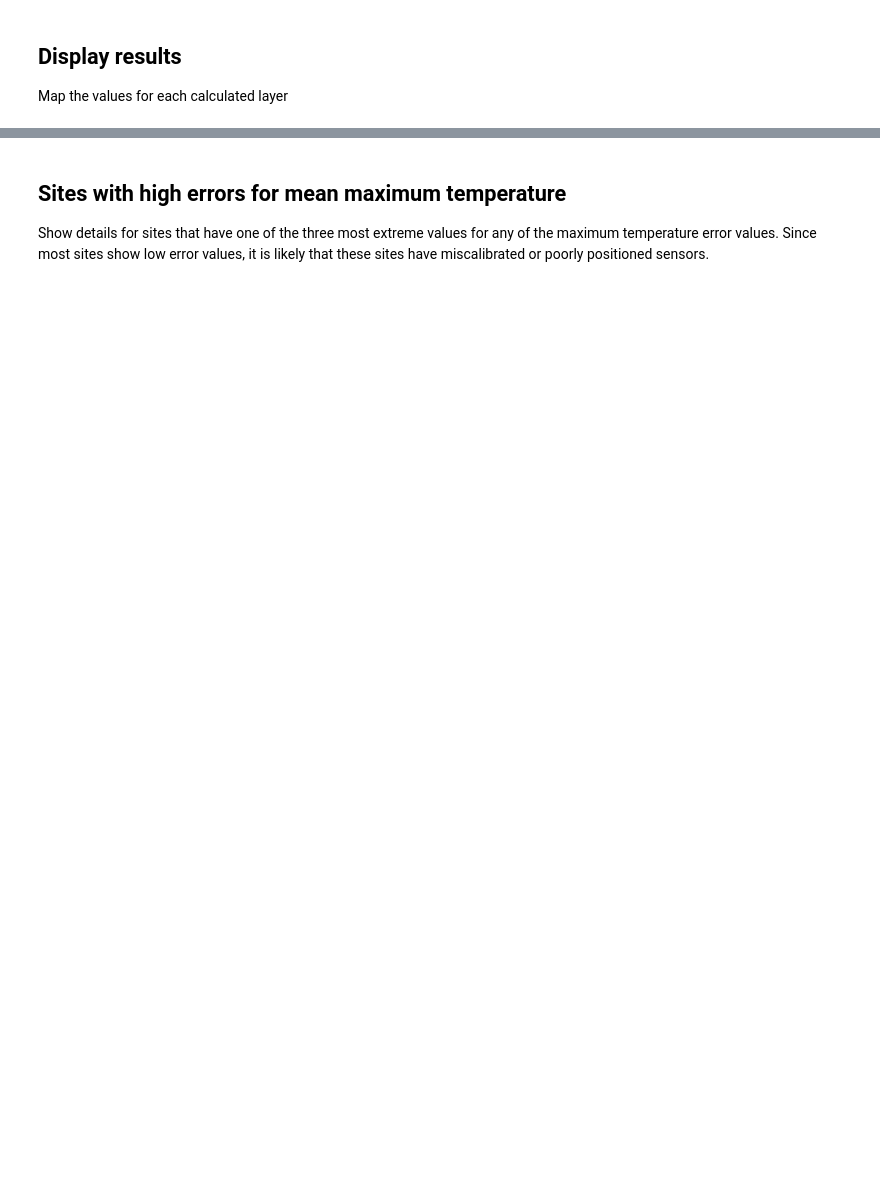
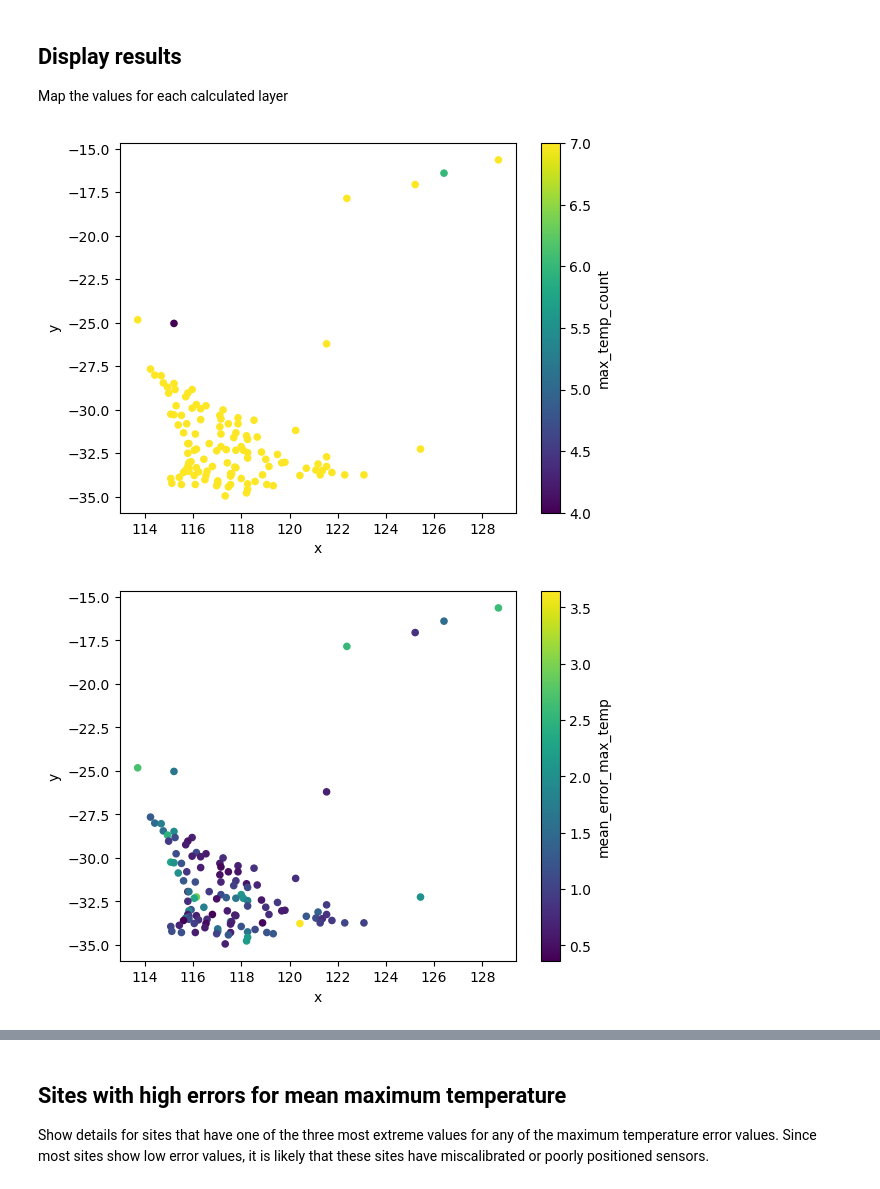
Before and after one commit to aus-plant-phenomics-network/mccn-case-studies, a Jupyter notebook: Case 4/MCCN-CASE 4.ipynb, the cells around one changed output, grey strips where cells are left out. Cells and saved outputs as stored; diff of their text form; code cells hidden in the pictures; blank space fills up the shorter version.

```diff
--- a/Case 4/MCCN-CASE 4.ipynb
+++ b/Case 4/MCCN-CASE 4.ipynb
@@ -44,13 +53,24 @@ from xarray.groupers import TimeResampler
 # %% [markdown]
 ## Data Paths
 # %%
-# Paths to current folder and scratch folder for working files
+# Paths to current folder, folder for STAC collection metadata and scratch folder for working files
 current_folder = Path.cwd()
-source_folder = current_folder / "source_data"
-scratch_folder = current_folder/"scratch"
+source_folder = current_folder/ "source_data"
+stac_folder = current_folder/ "stac"
+scratch_folder = current_folder/ "scratch"
+results_folder = current_folder/ "results"
 if not scratch_folder.exists():
     scratch_folder.mkdir()
+current_folder = os.getcwd()
 
+# Create clean folders for outputs
+for f in [stac_folder, scratch_folder, results_folder]:
+    if f.exists():
+        shutil.rmtree(f)
+    f.mkdir()
+
+# Path to this notebook
+notebook = "MCCN-CASE 4.ipynb"
 
 # Paths to data from weather stations
 weather_stations = source_folder/ "DPIRD_weather_stations.json"
@@ -64,6 +84,16 @@ weather_minima = scratch_folder/ "weather_minimum_readings.csv"
 # Lists of paths for Geotiffs from BOM data
 maxima_layers = {f.name: f for f in source_folder.iterdir() if not f.is_dir() and f.name.startswith("mean_max") and f.name.endswith(".tiff")}
 minima_layers = {f.name: f for f in source_folder.iterdir() if not f.is_dir() and f.name.startswith("mean_min") and f.name.endswith(".tiff")}
+
+# Paths to results files
+datacube_initial = results_folder/ "temperature_study_initial.dc"
+datacube_final = results_folder/ "temperature_study_final.dc"
+site_results_file = results_folder/ "temperature_site_errors.csv"
+
+# Path to generated RO-Crate results package
+ro_crate = Path("MCCN-CASE 4.RO-Crate.zip")
+if ro_crate.exists():
+    ro_crate.unlink()
 # %% [markdown]
 ## Prepare weather station data
 Read coordinates from JSON weather station metadata. Join these coordinates with the maximum and minimum air temperature readings. Drop values for the three dates preceding the BOM layers. Reshape the data to one value per row. Save using the output paths.
@@ -173,9 +220,10 @@ serialiser()
 Import the data cube using a 1000*1000 grid. Group the data for the seven days as the time dimension.
 # %%
 # Load using the locally generated collection
-endpoint = os.path.join(scratch_folder, "collection.json")
+endpoint = stac_folder/ "collection.json"
 client = MCCN(endpoint, shape=(1000,1000), nodata={"Name": 0}, nodata_fallback=np.nan)
 ds = client.load()
+MCCN.to_netcdf(ds, datacube_initial)
 
 # Mask the 9999 nodata value in the source data
 ds["max_temp_gridded"] = ds["max_temp_gridded"].where(ds["max_temp_gridded"] < 100, np.nan)
@@ -184,8 +232,6 @@ ds = ds.where(ds > -99, np.nan)
 
 # Group layers by calendar days (timestamps do not match completely) and restrict to target dates
 ds = ds.resample(time="1D").max()
-#ds = ds.sel(time=slice("2025-04-07", "2025-04-13"))
-
 
 # Display
 ds
@@ -245,11 +319,11 @@ computed_layers = [
     "min_error_min_temp",
     "std_error_min_temp"
 ]
-da = ds[["Name"]+computed_layers].to_dataframe().drop(columns="spatial_ref").dropna(axis=0).reset_index()
-da = da.loc[da["Name"] > 0].reset_index().drop(columns=["index","time"]).drop_duplicates()
+site_results = ds[["Name"]+computed_layers].to_dataframe().drop(columns="spatial_ref").dropna(axis=0).reset_index()
+site_results = site_results.loc[site_results["Name"] > 0].reset_index().drop(columns=["index","time"]).drop_duplicates()
 
 # Restore actual station names
-da["Name"] = da["Name"].map(lambda x: ds.attrs["Name"][int(x)])
+site_results["Name"] = site_results["Name"].map(lambda x: ds.attrs["Name"][int(x)])
 
 # Display
-da
+site_results
@@ -258,4 +346,7 @@ da
 Map the values for each calculated layer
 # %%
 for v in computed_layers:
-    da.plot(x="x", y="y", kind="scatter", c=v)
+    site_results.plot(x="x", y="y", kind="scatter", c=v)
+# %% [output]
+[figure, added]
+[figure, added]
```
Also changed, not shown: parts of 17 cells of this notebook, 1 other file.
